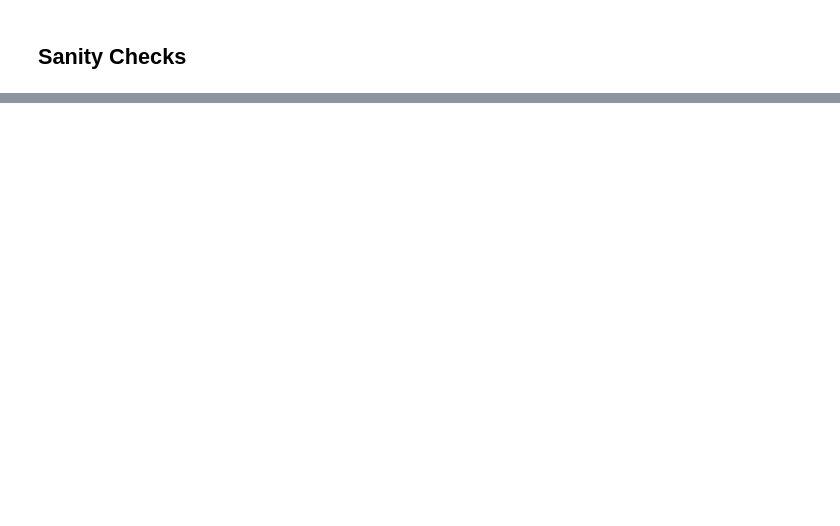
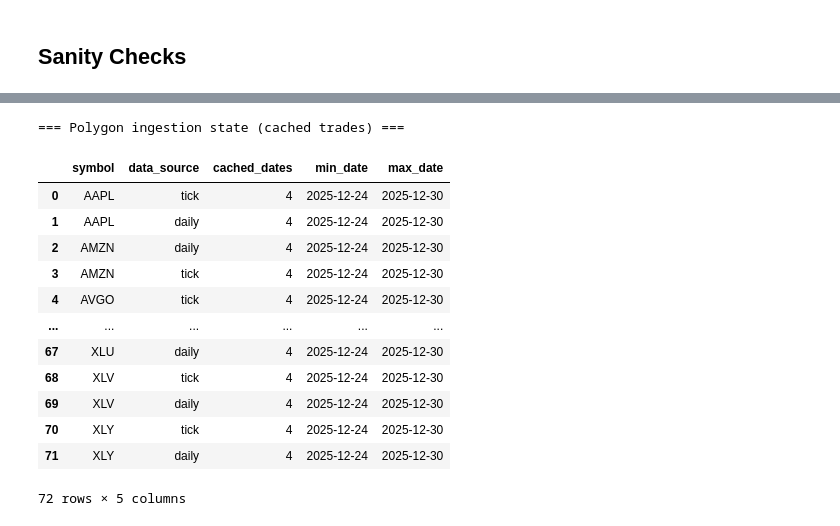
Before and after one commit to MoreCowwbell/darkpool, a Jupyter notebook: database_check.ipynb, the cells around one changed output, grey strips where cells are left out. Drawn from its saved outputs; the diff is of its cells as text; code cells hidden in the pictures; blank space fills up the shorter version.

```diff
--- a/database_check.ipynb
+++ b/database_check.ipynb
@@ -128,2 +405,27 @@ HAVING n > 1
+# %%
+# 6. Check polygon_ingestion_state (caching)
+print("=== Polygon ingestion state (cached trades) ===")
+display(conn.execute("""
+    SELECT symbol, data_source, COUNT(*) as cached_dates,
+           MIN(trade_date) as min_date, MAX(trade_date) as max_date
+    FROM polygon_ingestion_state
+    GROUP BY symbol, data_source
+    ORDER BY symbol
+""").df())
+# %% [output]
+=== Polygon ingestion state (cached trades) ===
+|  | symbol | data_source | cached_dates | min_date | max_date |
+| 0 | AAPL | tick | 4 | 2025-12-24 | 2025-12-30 |
+| 1 | AAPL | daily | 4 | 2025-12-24 | 2025-12-30 |
+| 2 | AMZN | daily | 4 | 2025-12-24 | 2025-12-30 |
+| 3 | AMZN | tick | 4 | 2025-12-24 | 2025-12-30 |
+| 4 | AVGO | tick | 4 | 2025-12-24 | 2025-12-30 |
+| ... | ... | ... | ... | ... | ... |
+| 67 | XLU | daily | 4 | 2025-12-24 | 2025-12-30 |
+| 68 | XLV | tick | 4 | 2025-12-24 | 2025-12-30 |
+| 69 | XLV | daily | 4 | 2025-12-24 | 2025-12-30 |
+| 70 | XLY | tick | 4 | 2025-12-24 | 2025-12-30 |
+| 71 | XLY | daily | 4 | 2025-12-24 | 2025-12-30 |
+72 rows × 5 columns
 # %%
 conn.close()
```
Also changed, not shown: parts of 22 cells of this notebook, 5 other files.
